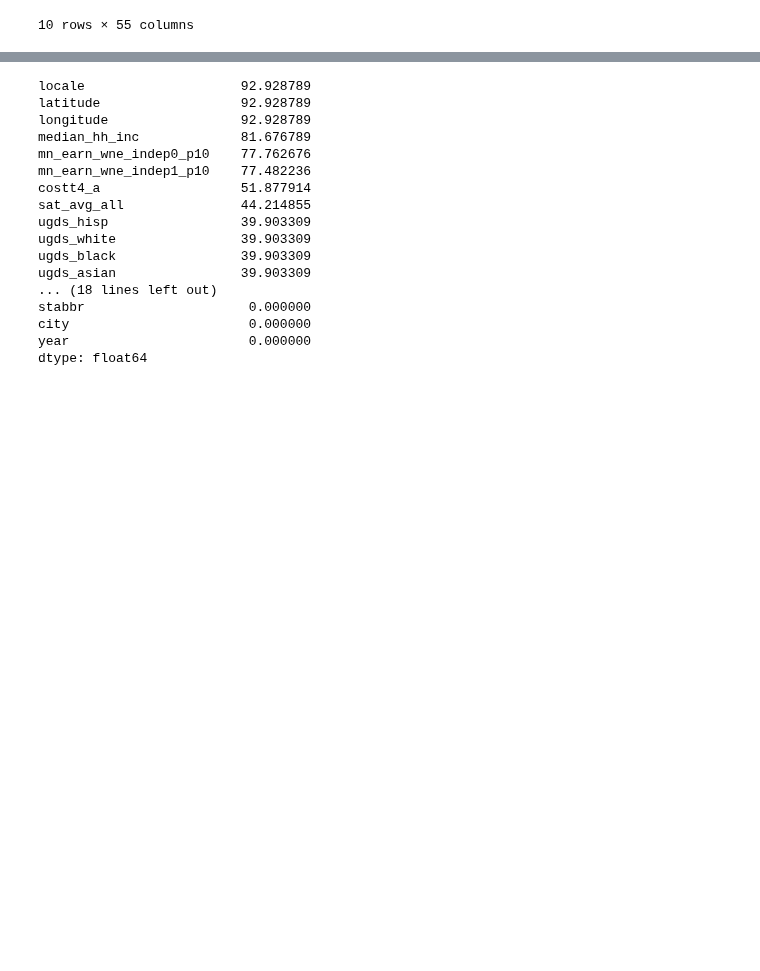
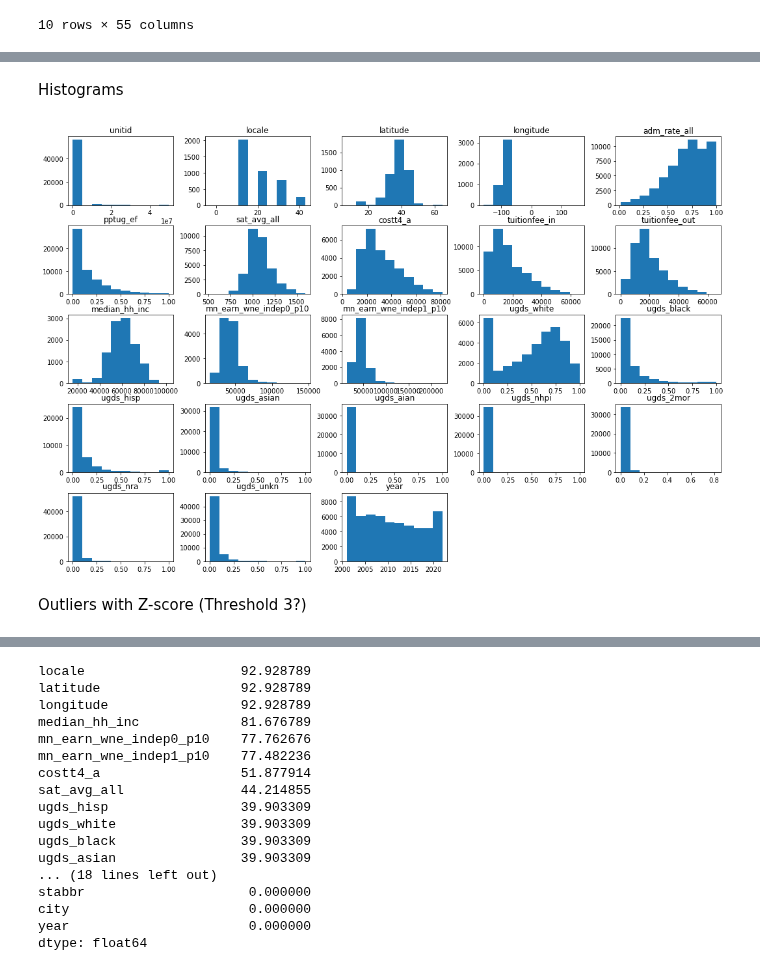
Before and after one commit to dsklnr/ADS508, a Jupyter notebook: CollegeAffordability.ipynb, the cells around one changed output, grey strips where cells are left out. Saved outputs shown, nothing was run; the diff lists cells and outputs as text; code cells hidden in the pictures; blank space fills up the shorter version.

```diff
--- a/CollegeAffordability.ipynb
+++ b/CollegeAffordability.ipynb
@@ -755,0 +853,10 @@ Unemployment = pd.read_sql(f'SELECT * FROM {college_affordability_database}.{pov
+# %% [markdown]
+Histograms
+# %%
+# histograms
+University.hist(grid=False, figsize=(18,12))
+plt.show()
+# %% [output]
+[figure, added]
+# %% [markdown]
+Outliers with Z-score (Threshold 3?)
```
Also changed, not shown: parts of 30 cells of this notebook.
